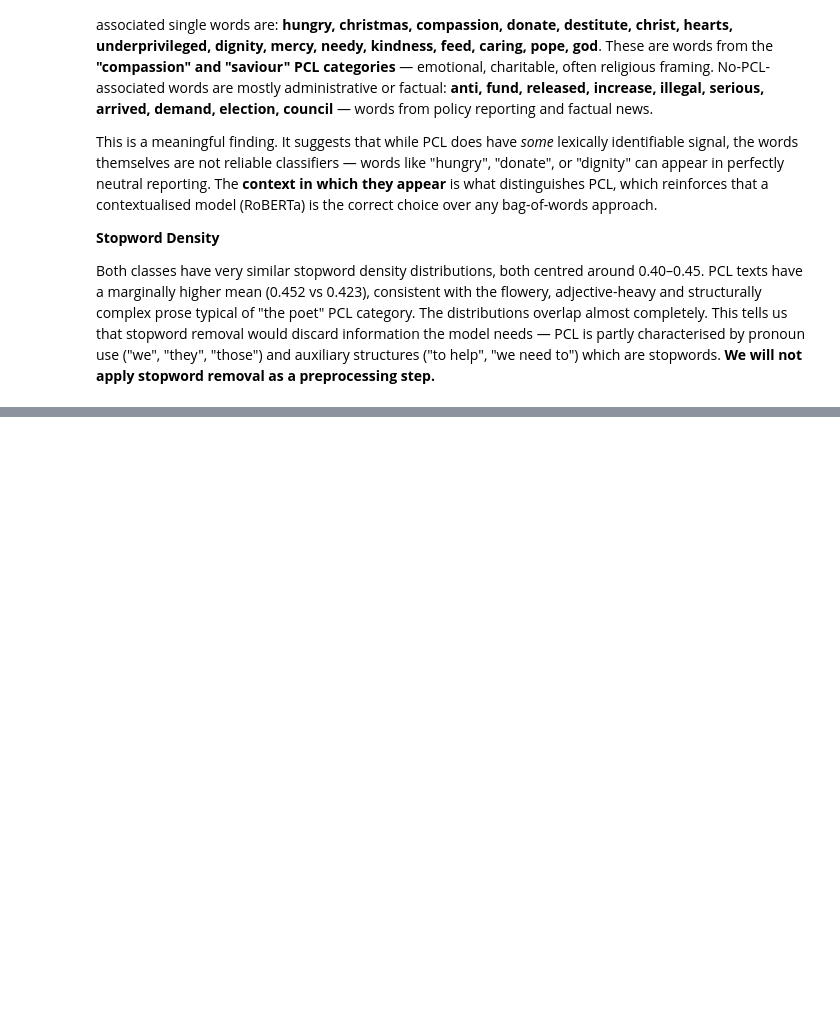
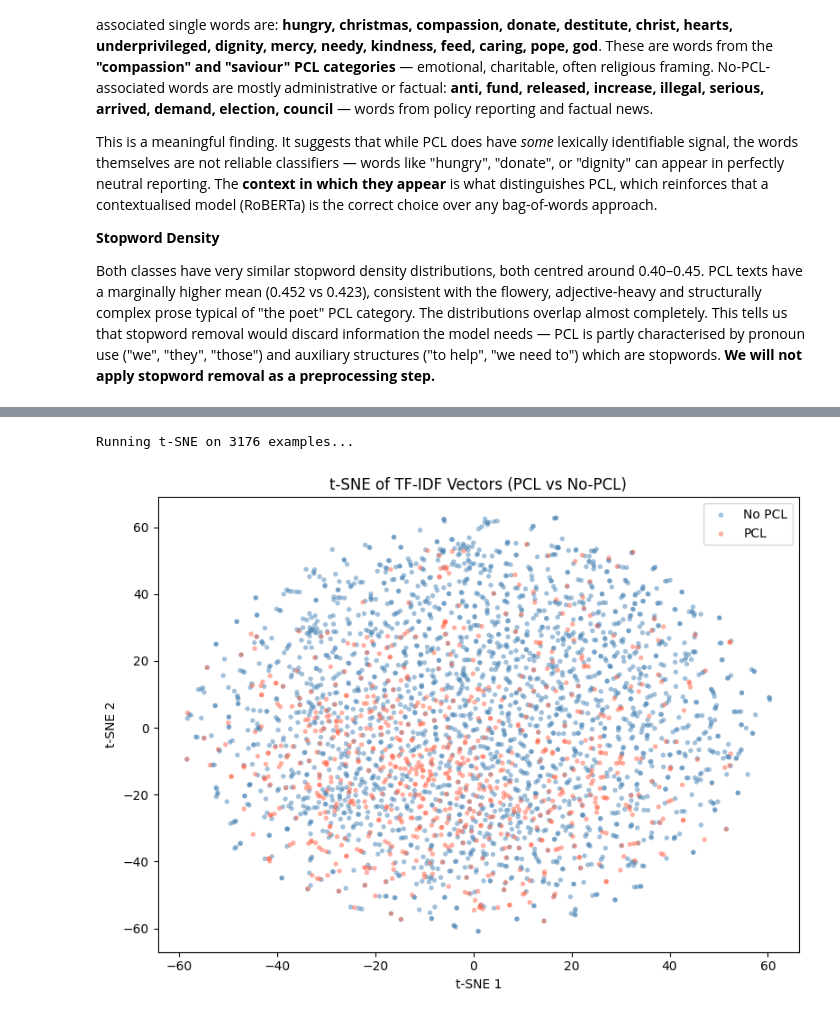
Before and after one commit to darius024/pcl-classifier, a Jupyter notebook: notebooks/eda.ipynb, the cells around one changed output, grey strips where cells are left out. Saved outputs shown, nothing was run; the diff lists cells and outputs as text; code cells hidden in the pictures; blank space fills up the shorter version.

```diff
--- a/notebooks/eda.ipynb
+++ b/notebooks/eda.ipynb
@@ -395,0 +509,32 @@ Both classes have very similar stopword density distributions, both centred arou
+# %%
+from sklearn.feature_extraction.text import TfidfVectorizer
+from sklearn.manifold import TSNE
+import numpy as np
+
+# Subsample for speed — keep all PCL and match with No-PCL
+pcl_sample  = train_df[train_df.label == 1].sample(frac=1, random_state=42)
+npcl_sample = train_df[train_df.label == 0].sample(n=len(pcl_sample) * 3, random_state=42)
+sample_df   = pd.concat([pcl_sample, npcl_sample]).reset_index(drop=True)
+
+vectorizer = TfidfVectorizer(max_features=5000, sublinear_tf=True)
+X = vectorizer.fit_transform(sample_df["text"]).toarray()
+
+print(f"Running t-SNE on {len(sample_df)} examples...")
+tsne = TSNE(n_components=2, perplexity=30, random_state=42, max_iter=1000)
+X_2d = tsne.fit_transform(X)
+
+fig, ax = plt.subplots(figsize=(8, 6))
+for label, colour, name in [(0, "steelblue", "No PCL"), (1, "tomato", "PCL")]:
+    mask = sample_df.label == label
+    ax.scatter(X_2d[mask, 0], X_2d[mask, 1],
+               c=colour, label=name, alpha=0.5, s=15, edgecolors="none")
+ax.set_title("t-SNE of TF-IDF Vectors (PCL vs No-PCL)")
+ax.set_xlabel("t-SNE 1")
+ax.set_ylabel("t-SNE 2")
+ax.legend()
+plt.tight_layout()
+plt.savefig(f"{FIGURES_DIR_3}/tsne.png", dpi=150, bbox_inches="tight")
+plt.show()
+# %% [output]
+Running t-SNE on 3176 examples...
+[figure, added]
```
Also changed, not shown: parts of 6 cells of this notebook, 7 other files.
